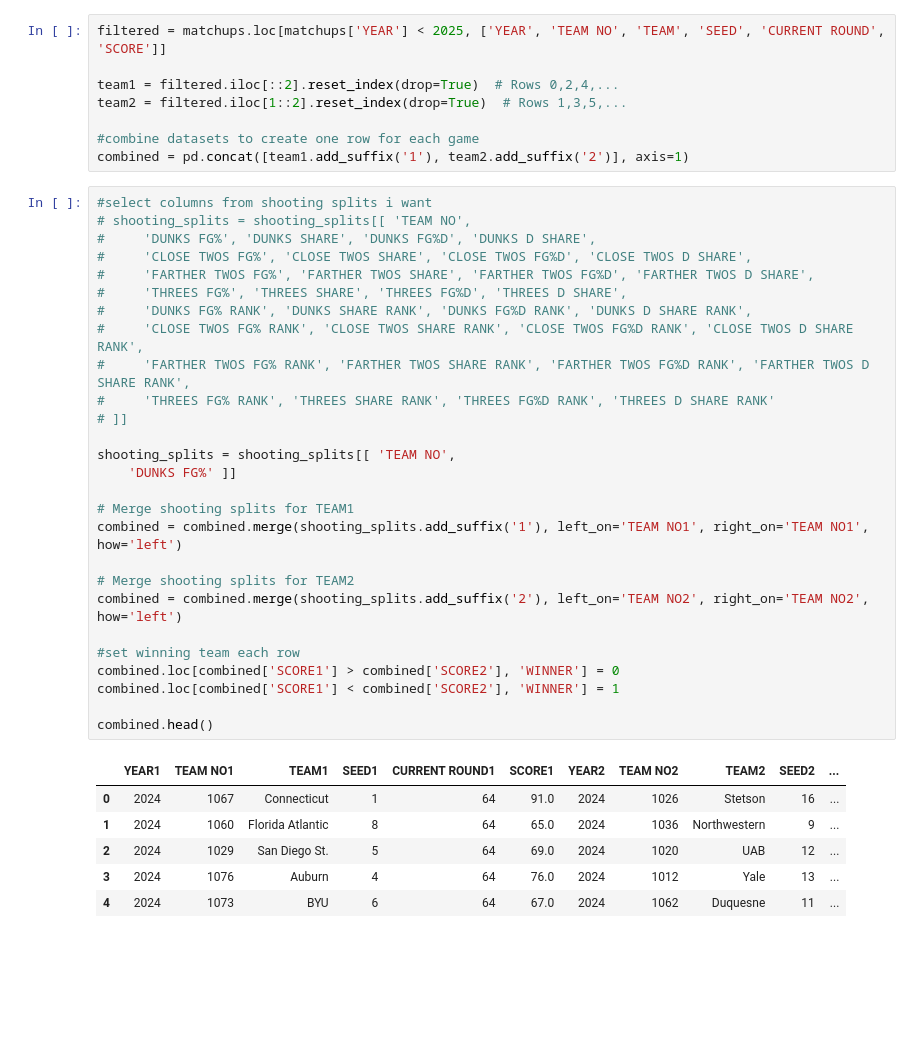
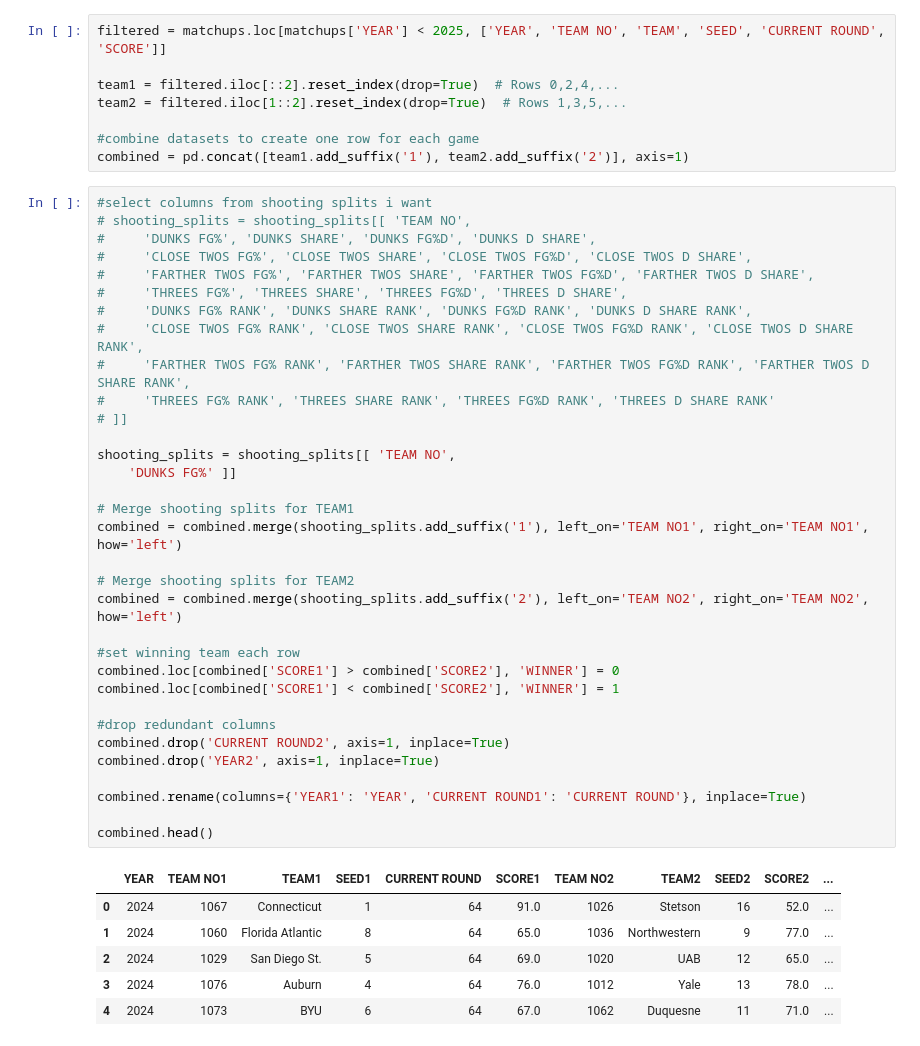
Before and after one commit to eiliscasey17/QuantumMadness, a Jupyter notebook: Qantum_Madness_Dataset.ipynb, the cells around one changed output. Drawn from its saved outputs; the diff is of its cells as text; blank space fills up the shorter version.

```diff
--- a/Qantum_Madness_Dataset.ipynb
+++ b/Qantum_Madness_Dataset.ipynb
@@ -41,34 +41,40 @@ combined = pd.concat([team1.add_suffix('1'), team2.add_suffix('2')], axis=1)
 # %%
 #select columns from shooting splits i want
 # shooting_splits = shooting_splits[[ 'TEAM NO',
 #     'DUNKS FG%', 'DUNKS SHARE', 'DUNKS FG%D', 'DUNKS D SHARE',
 #     'CLOSE TWOS FG%', 'CLOSE TWOS SHARE', 'CLOSE TWOS FG%D', 'CLOSE TWOS D SHARE',
 #     'FARTHER TWOS FG%', 'FARTHER TWOS SHARE', 'FARTHER TWOS FG%D', 'FARTHER TWOS D SHARE',
 #     'THREES FG%', 'THREES SHARE', 'THREES FG%D', 'THREES D SHARE',
 #     'DUNKS FG% RANK', 'DUNKS SHARE RANK', 'DUNKS FG%D RANK', 'DUNKS D SHARE RANK',
 #     'CLOSE TWOS FG% RANK', 'CLOSE TWOS SHARE RANK', 'CLOSE TWOS FG%D RANK', 'CLOSE TWOS D SHARE RANK',
 #     'FARTHER TWOS FG% RANK', 'FARTHER TWOS SHARE RANK', 'FARTHER TWOS FG%D RANK', 'FARTHER TWOS D SHARE RANK',
 #     'THREES FG% RANK', 'THREES SHARE RANK', 'THREES FG%D RANK', 'THREES D SHARE RANK'
 # ]]
 
 shooting_splits = shooting_splits[[ 'TEAM NO',
     'DUNKS FG%' ]]
 
 # Merge shooting splits for TEAM1
 combined = combined.merge(shooting_splits.add_suffix('1'), left_on='TEAM NO1', right_on='TEAM NO1', how='left')
 
 # Merge shooting splits for TEAM2
 combined = combined.merge(shooting_splits.add_suffix('2'), left_on='TEAM NO2', right_on='TEAM NO2', how='left')
 
 #set winning team each row
 combined.loc[combined['SCORE1'] > combined['SCORE2'], 'WINNER'] = 0
 combined.loc[combined['SCORE1'] < combined['SCORE2'], 'WINNER'] = 1
 
+#drop redundant columns
+combined.drop('CURRENT ROUND2', axis=1, inplace=True)
+combined.drop('YEAR2', axis=1, inplace=True)
+
+combined.rename(columns={'YEAR1': 'YEAR', 'CURRENT ROUND1': 'CURRENT ROUND'}, inplace=True)
+
 combined.head()
 # %% [output]
-|  | YEAR1 | TEAM NO1 | TEAM1 | SEED1 | CURRENT ROUND1 | SCORE1 | YEAR2 | TEAM NO2 | TEAM2 | SEED2 | ... |
-| 0 | 2024 | 1067 | Connecticut | 1 | 64 | 91.0 | 2024 | 1026 | Stetson | 16 | ... |
-| 1 | 2024 | 1060 | Florida Atlantic | 8 | 64 | 65.0 | 2024 | 1036 | Northwestern | 9 | ... |
-| 2 | 2024 | 1029 | San Diego St. | 5 | 64 | 69.0 | 2024 | 1020 | UAB | 12 | ... |
-| 3 | 2024 | 1076 | Auburn | 4 | 64 | 76.0 | 2024 | 1012 | Yale | 13 | ... |
-| 4 | 2024 | 1073 | BYU | 6 | 64 | 67.0 | 2024 | 1062 | Duquesne | 11 | ... |
+|  | YEAR | TEAM NO1 | TEAM1 | SEED1 | CURRENT ROUND | SCORE1 | TEAM NO2 | TEAM2 | SEED2 | SCORE2 | ... |
+| 0 | 2024 | 1067 | Connecticut | 1 | 64 | 91.0 | 1026 | Stetson | 16 | 52.0 | ... |
+| 1 | 2024 | 1060 | Florida Atlantic | 8 | 64 | 65.0 | 1036 | Northwestern | 9 | 77.0 | ... |
+| 2 | 2024 | 1029 | San Diego St. | 5 | 64 | 69.0 | 1020 | UAB | 12 | 65.0 | ... |
+| 3 | 2024 | 1076 | Auburn | 4 | 64 | 76.0 | 1012 | Yale | 13 | 78.0 | ... |
+| 4 | 2024 | 1073 | BYU | 6 | 64 | 67.0 | 1062 | Duquesne | 11 | 71.0 | ... |
```
